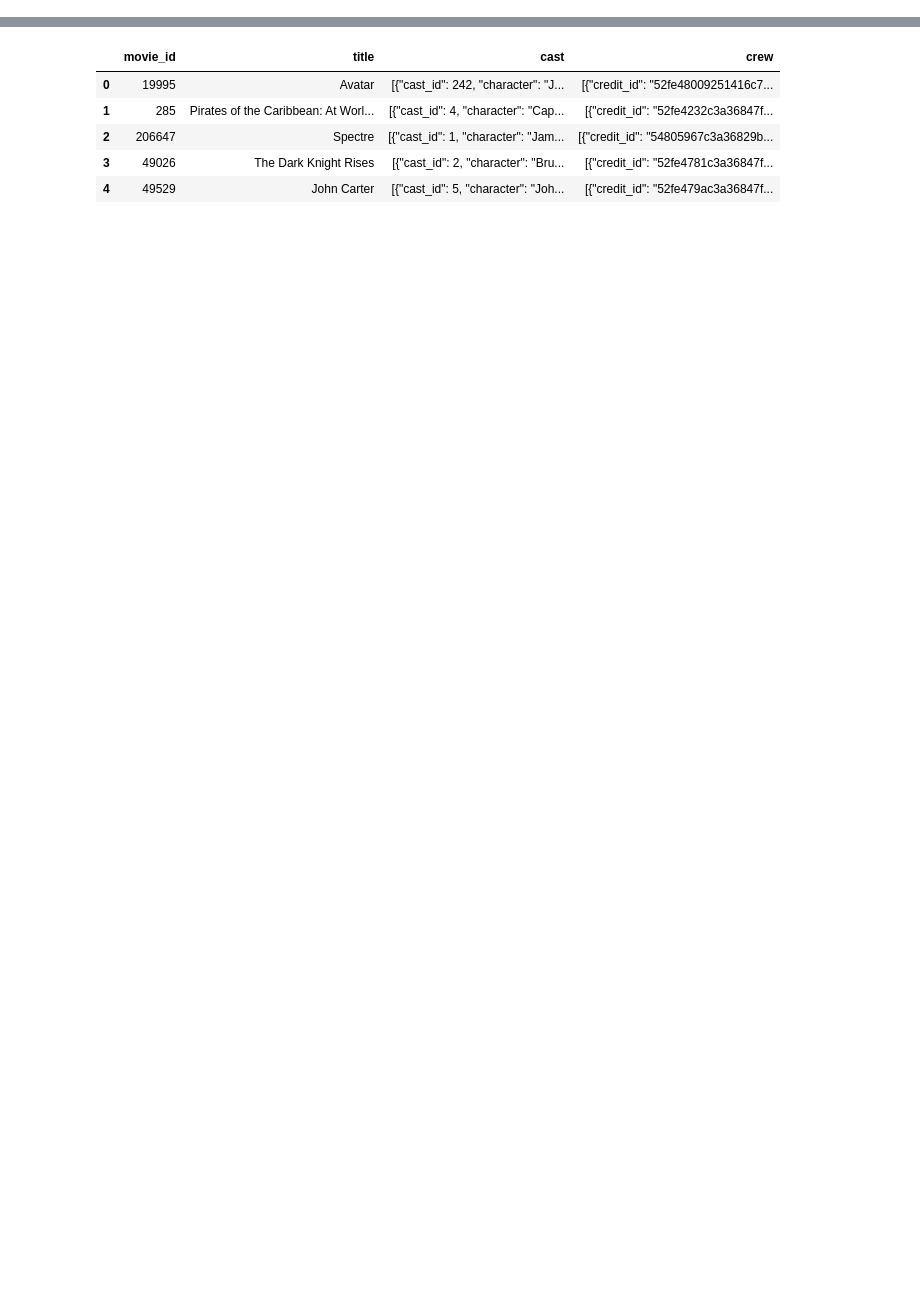
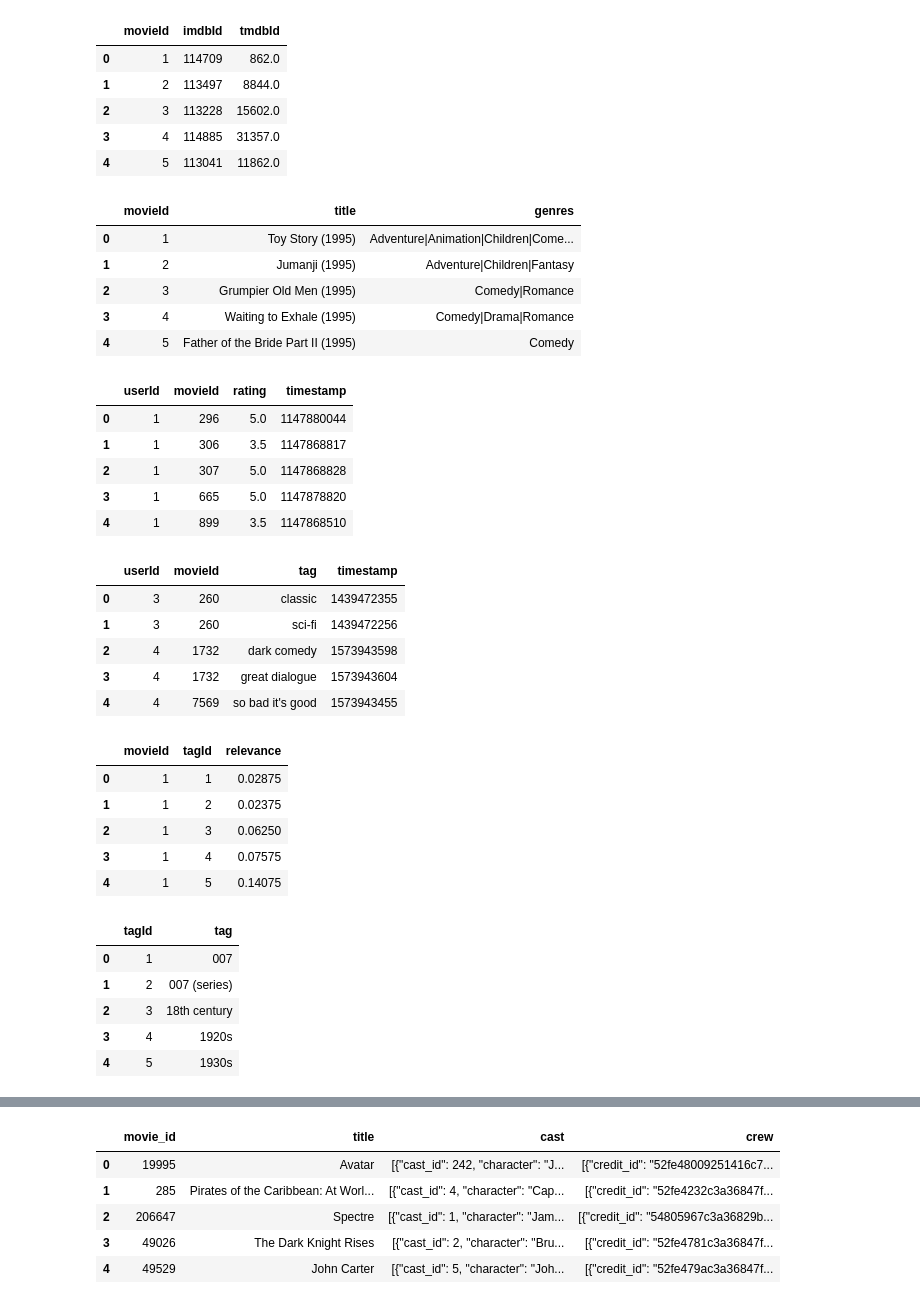
Before and after one commit to kiranrawat/MovieRecommenderSystem, a Jupyter notebook: Movie-Recommendation-System.ipynb, the cells around one changed output, grey strips where cells are left out. Drawn from its saved outputs; the diff is of its cells as text; code cells hidden in the pictures; blank space fills up the shorter version.

```diff
--- a/Movie-Recommendation-System.ipynb
+++ b/Movie-Recommendation-System.ipynb
@@ -7,0 +15,56 @@ df3 = pd.read_csv('ratings_small.csv')
+# %%
+# df4 = pd.read_csv('data/ml-latest-small/links.csv')
+# df5 = pd.read_csv('data/ml-latest-small/movies.csv')
+# df6 = pd.read_csv('data/ml-latest-small/ratings.csv')
+# df7 = pd.read_csv('data/ml-latest-small/tags.csv')
+
+df4 = pd.read_csv('data/ml-25m/links.csv')
+df5 = pd.read_csv('data/ml-25m/movies.csv')
+df6 = pd.read_csv('data/ml-25m/ratings.csv')
+df7 = pd.read_csv('data/ml-25m/tags.csv')
+df8 = pd.read_csv('data/ml-25m/genome-scores.csv')
+df9 = pd.read_csv('data/ml-25m/genome-tags.csv')
+# %%
+display(df4.head())
+display(df5.head())
+display(df6.head())
+display(df7.head())
+display(df8.head())
+display(df9.head())
+# %% [output]
+|  | movieId | imdbId | tmdbId |
+| 0 | 1 | 114709 | 862.0 |
+| 1 | 2 | 113497 | 8844.0 |
+| 2 | 3 | 113228 | 15602.0 |
+| 3 | 4 | 114885 | 31357.0 |
+| 4 | 5 | 113041 | 11862.0 |
+|  | movieId | title | genres |
+| 0 | 1 | Toy Story (1995) | Adventure|Animation|Children|Come... |
+| 1 | 2 | Jumanji (1995) | Adventure|Children|Fantasy |
+| 2 | 3 | Grumpier Old Men (1995) | Comedy|Romance |
+| 3 | 4 | Waiting to Exhale (1995) | Comedy|Drama|Romance |
+| 4 | 5 | Father of the Bride Part II (1995) | Comedy |
+|  | userId | movieId | rating | timestamp |
+| 0 | 1 | 296 | 5.0 | 1147880044 |
+| 1 | 1 | 306 | 3.5 | 1147868817 |
+| 2 | 1 | 307 | 5.0 | 1147868828 |
+| 3 | 1 | 665 | 5.0 | 1147878820 |
+| 4 | 1 | 899 | 3.5 | 1147868510 |
+|  | userId | movieId | tag | timestamp |
+| 0 | 3 | 260 | classic | 1439472355 |
+| 1 | 3 | 260 | sci-fi | 1439472256 |
+| 2 | 4 | 1732 | dark comedy | 1573943598 |
+| 3 | 4 | 1732 | great dialogue | 1573943604 |
+| 4 | 4 | 7569 | so bad it's good | 1573943455 |
+|  | movieId | tagId | relevance |
+| 0 | 1 | 1 | 0.02875 |
+| 1 | 1 | 2 | 0.02375 |
+| 2 | 1 | 3 | 0.06250 |
+| 3 | 1 | 4 | 0.07575 |
+| 4 | 1 | 5 | 0.14075 |
+|  | tagId | tag |
+| 0 | 1 | 007 |
+| 1 | 2 | 007 (series) |
+| 2 | 3 | 18th century |
+| 3 | 4 | 1920s |
+| 4 | 5 | 1930s |
```
Also changed, not shown: parts of 5 cells of this notebook, 10 other files.
